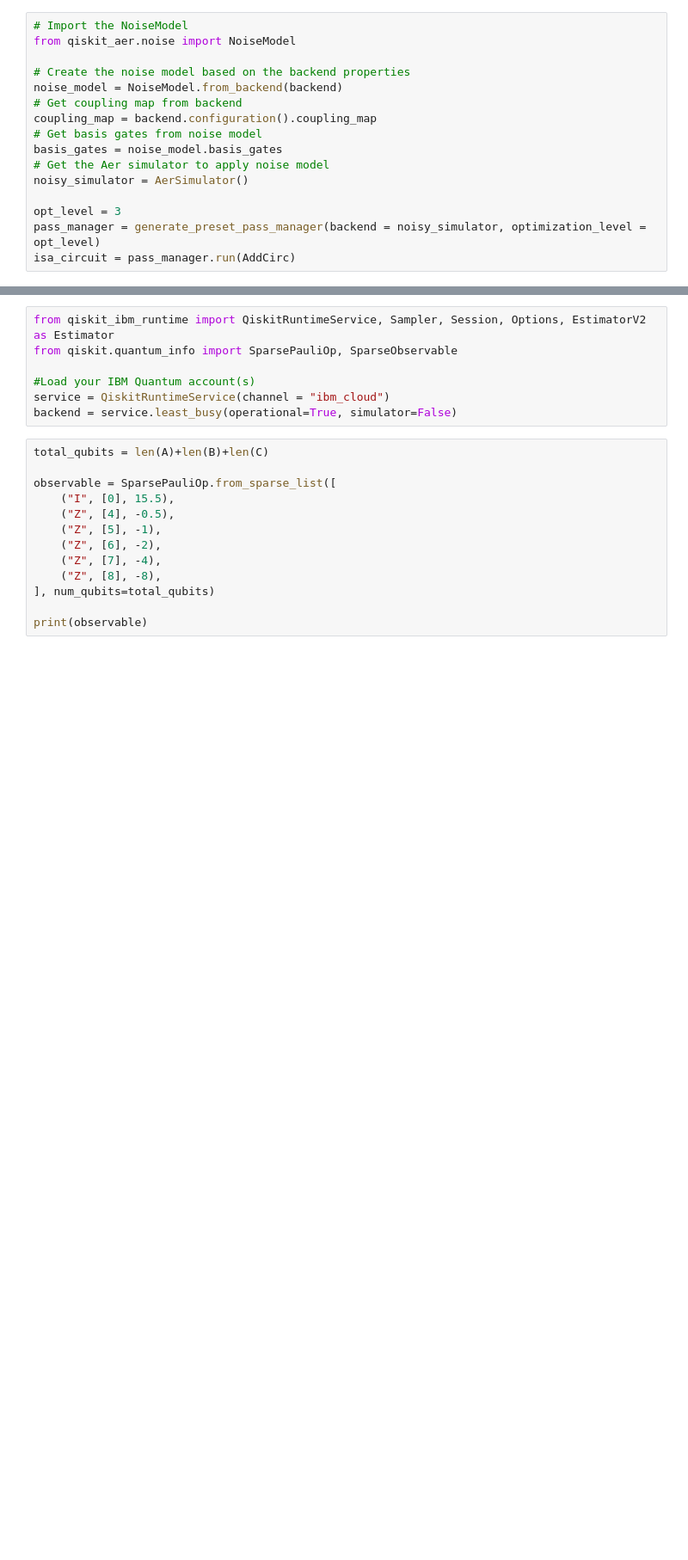
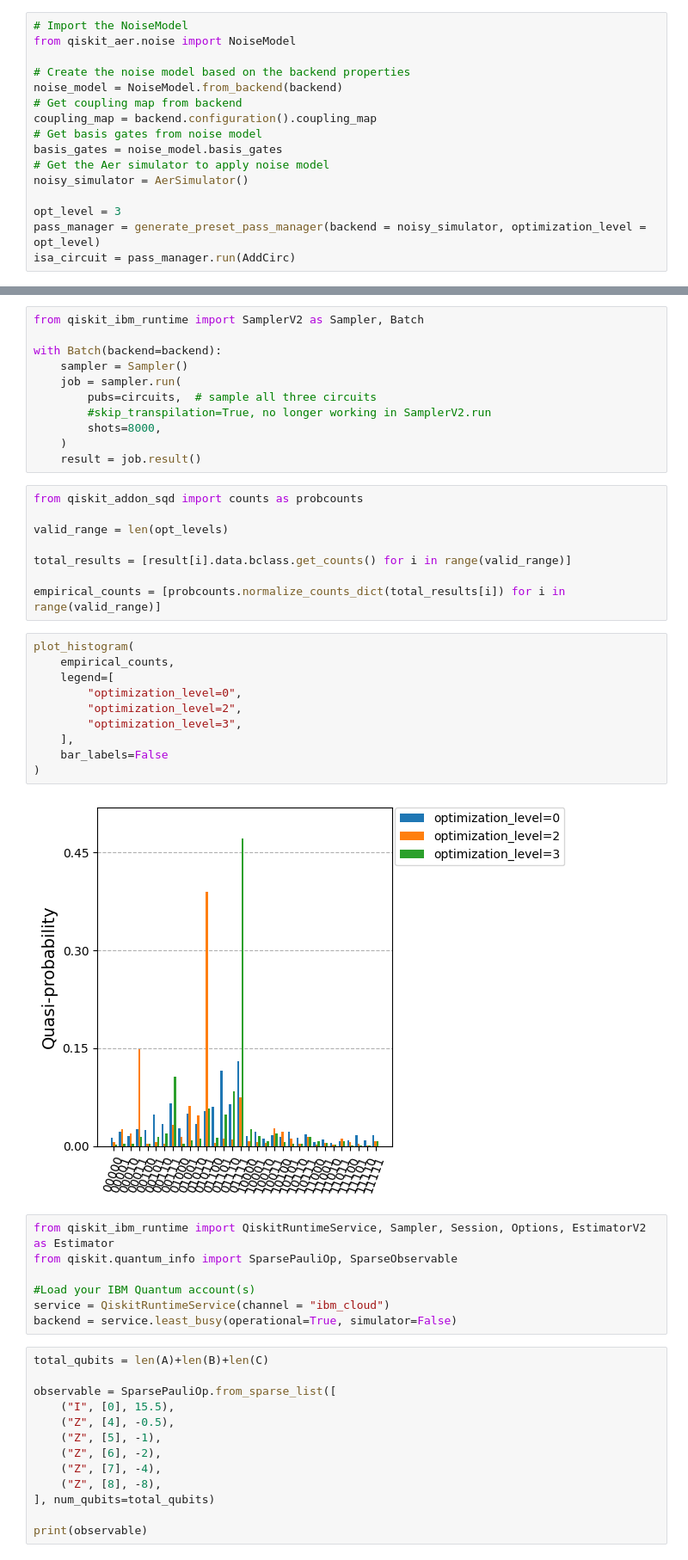
Before and after one commit to cesar-garza01/quantum-algorithms, a Jupyter notebook: Addition Gate.ipynb, the cells around one changed output, grey strips where cells are left out. Shown at 86% size. Saved outputs shown, nothing was run; the diff lists cells and outputs as text; blank space fills up the shorter version.

```diff
--- a/Addition Gate.ipynb
+++ b/Addition Gate.ipynb
@@ -205,3 +230,34 @@ AddCirc.draw(output="mpl")
+# %%
+from qiskit_ibm_runtime import SamplerV2 as Sampler, Batch
+
+with Batch(backend=backend):
+    sampler = Sampler()
+    job = sampler.run(
+        pubs=circuits,  # sample all three circuits
+        #skip_transpilation=True, no longer working in SamplerV2.run
+        shots=8000,
+    )
+    result = job.result()
+# %%
+from qiskit_addon_sqd import counts as probcounts
+
+valid_range = len(opt_levels)
+
+total_results = [result[i].data.bclass.get_counts() for i in range(valid_range)]
+
+empirical_counts = [probcounts.normalize_counts_dict(total_results[i]) for i in range(valid_range)]
+# %%
+plot_histogram(
+    empirical_counts,
+    legend=[
+        "optimization_level=0",
+        "optimization_level=2",
+        "optimization_level=3",
+    ],
+    bar_labels=False
+)
+# %% [output]
+[figure, added]
 # %%
 from qiskit_ibm_runtime import QiskitRuntimeService, Sampler, Session, Options, EstimatorV2 as Estimator
 from qiskit.quantum_info import SparsePauliOp, SparseObservable
```
Also changed, not shown: parts of 18 cells of this notebook.
